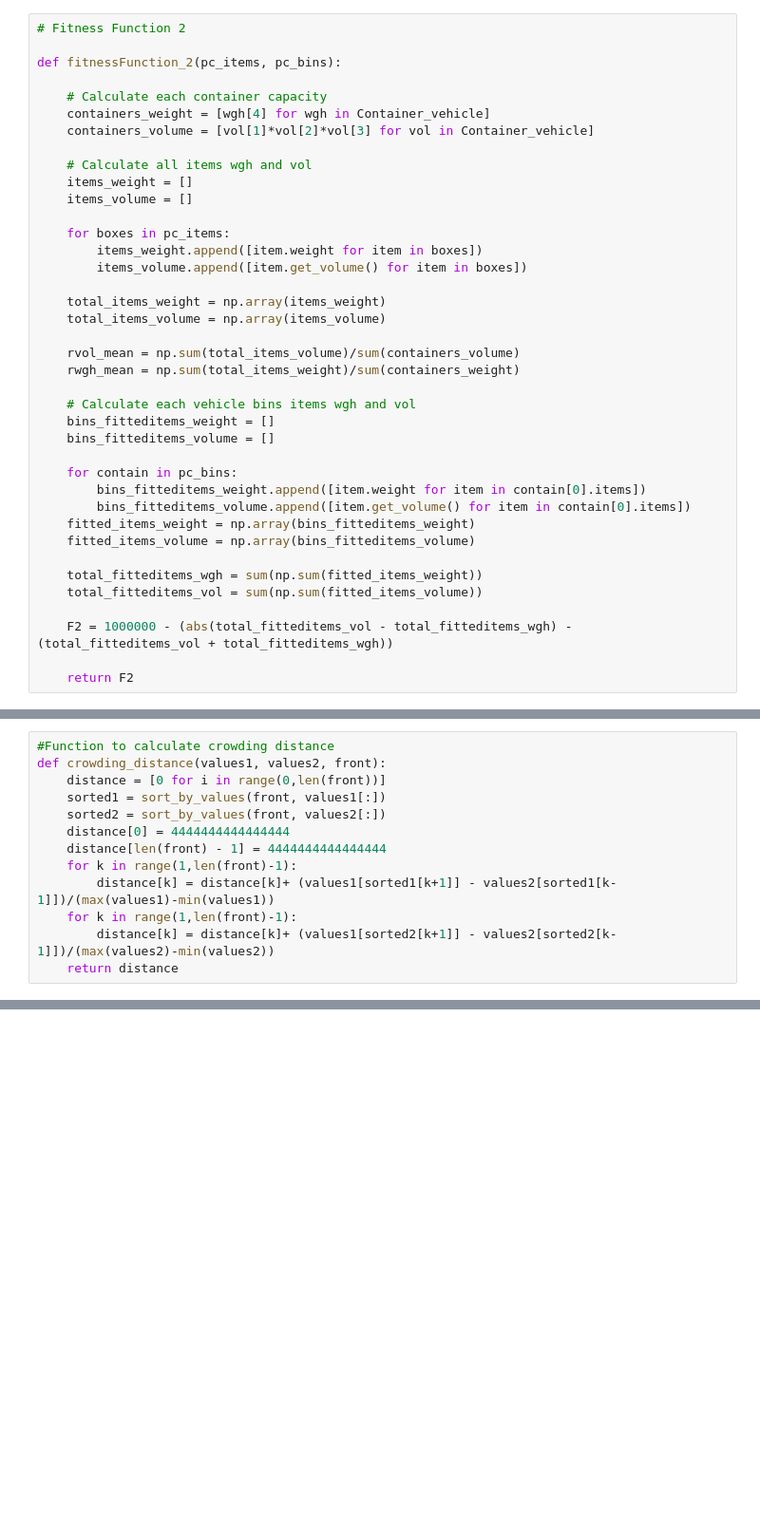
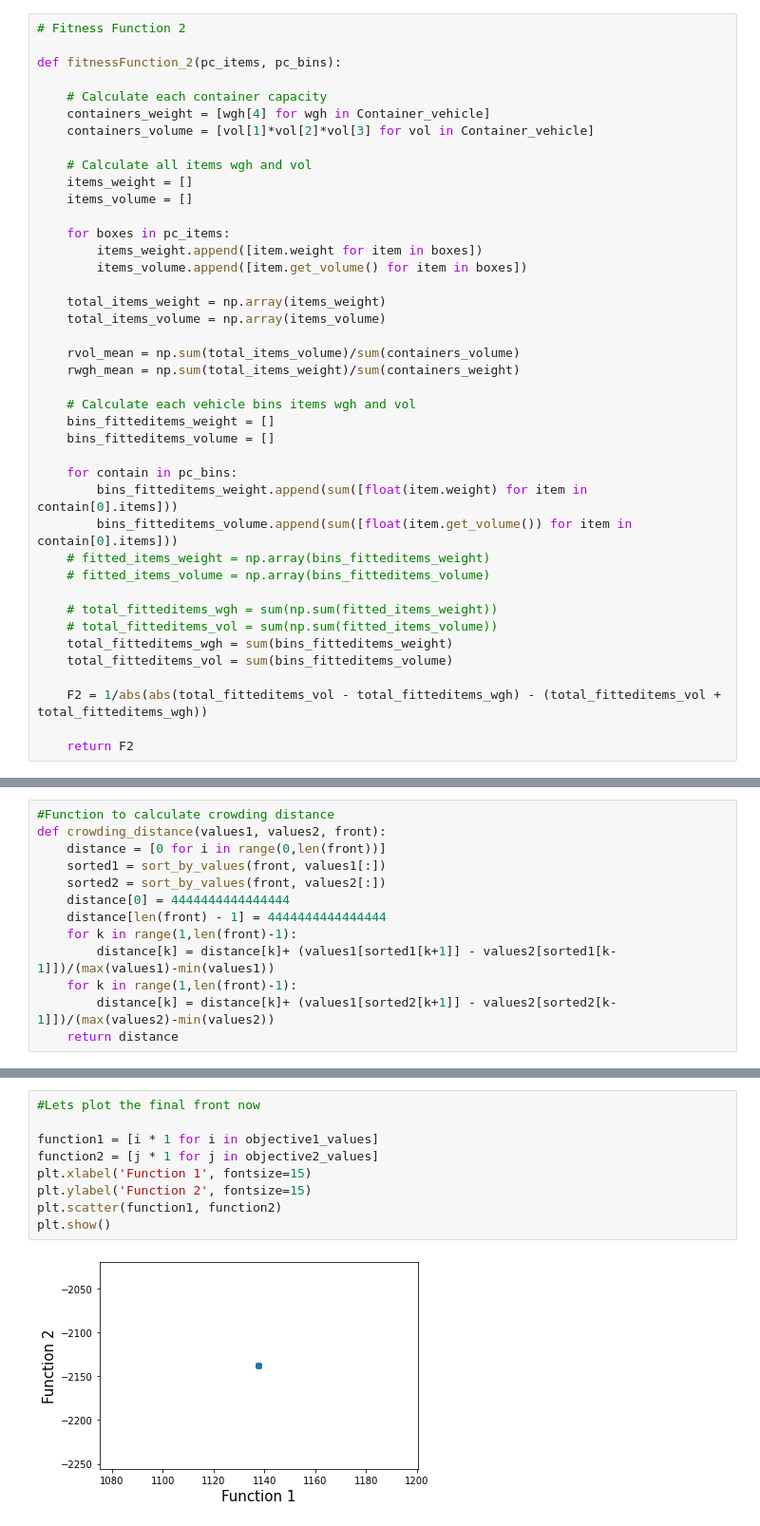
Before and after one commit to selfDiscipline/3L-SDVR, a Jupyter notebook: 3L-SDVR.ipynb, the cells around one changed output, grey strips where cells are left out. Shown: that part at 95% size. Drawn from its saved outputs; the diff is of its cells as text; blank space fills up the shorter version.

```diff
--- a/3L-SDVR.ipynb
+++ b/3L-SDVR.ipynb
@@ -239,14 +262,16 @@ def fitnessFunction_2(pc_items, pc_bins):
     bins_fitteditems_volume = []
 
     for contain in pc_bins:
-        bins_fitteditems_weight.append([item.weight for item in contain[0].items])
-        bins_fitteditems_volume.append([item.get_volume() for item in contain[0].items])
-    fitted_items_weight = np.array(bins_fitteditems_weight)
-    fitted_items_volume = np.array(bins_fitteditems_volume)
+        bins_fitteditems_weight.append(sum([float(item.weight) for item in contain[0].items]))
+        bins_fitteditems_volume.append(sum([float(item.get_volume()) for item in contain[0].items]))
+    # fitted_items_weight = np.array(bins_fitteditems_weight)
+    # fitted_items_volume = np.array(bins_fitteditems_volume)
 
-    total_fitteditems_wgh = sum(np.sum(fitted_items_weight))
-    total_fitteditems_vol = sum(np.sum(fitted_items_volume))
+    # total_fitteditems_wgh = sum(np.sum(fitted_items_weight))
+    # total_fitteditems_vol = sum(np.sum(fitted_items_volume))
+    total_fitteditems_wgh = sum(bins_fitteditems_weight)
+    total_fitteditems_vol = sum(bins_fitteditems_volume)
 
-    F2 = 1000000 - (abs(total_fitteditems_vol - total_fitteditems_wgh) - (total_fitteditems_vol + total_fitteditems_wgh))
+    F2 = 1/abs(abs(total_fitteditems_vol - total_fitteditems_wgh) - (total_fitteditems_vol + total_fitteditems_wgh))
 
     return F2
@@ -408,3 +538,14 @@ TypeError: unsupported operand type(s) for -: 'float' and 'decimal.Decimal'
+# %%
+#Lets plot the final front now
+
+function1 = [i * 1 for i in objective1_values]
+function2 = [j * 1 for j in objective2_values]
+plt.xlabel('Function 1', fontsize=15)
+plt.ylabel('Function 2', fontsize=15)
+plt.scatter(function1, function2)
+plt.show()
+# %% [output]
+[figure, added]
 # %%
 # LP minimization module
 
```
Also changed, not shown: parts of 16 cells of this notebook.
